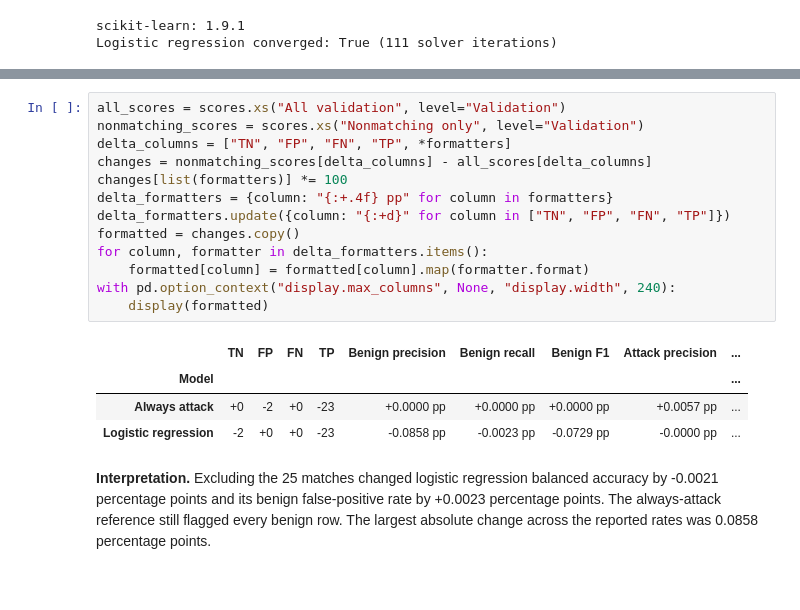
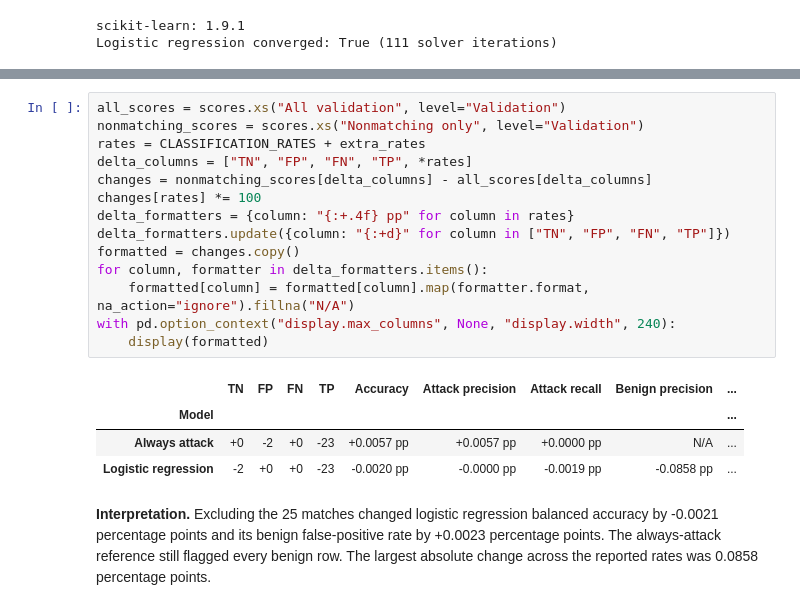
Before and after one commit to mdaliqbal021-tech/iot-intrusion-detection, a Jupyter notebook: notebooks/04_binary_baseline.ipynb, the cells around one changed output, grey strips where cells are left out. Cells and saved outputs as stored; diff of their text form.

```diff
--- a/notebooks/04_binary_baseline.ipynb
+++ b/notebooks/04_binary_baseline.ipynb
@@ -266,20 +244,21 @@ Subtract each full-validation result from its nonmatching-only counterpart. Repo
 # %%
 all_scores = scores.xs("All validation", level="Validation")
 nonmatching_scores = scores.xs("Nonmatching only", level="Validation")
-delta_columns = ["TN", "FP", "FN", "TP", *formatters]
+rates = CLASSIFICATION_RATES + extra_rates
+delta_columns = ["TN", "FP", "FN", "TP", *rates]
 changes = nonmatching_scores[delta_columns] - all_scores[delta_columns]
-changes[list(formatters)] *= 100
-delta_formatters = {column: "{:+.4f} pp" for column in formatters}
+changes[rates] *= 100
+delta_formatters = {column: "{:+.4f} pp" for column in rates}
 delta_formatters.update({column: "{:+d}" for column in ["TN", "FP", "FN", "TP"]})
 formatted = changes.copy()
 for column, formatter in delta_formatters.items():
-    formatted[column] = formatted[column].map(formatter.format)
+    formatted[column] = formatted[column].map(formatter.format, na_action="ignore").fillna("N/A")
 with pd.option_context("display.max_columns", None, "display.width", 240):
     display(formatted)
 # %% [output]
-|  | TN | FP | FN | TP | Benign precision | Benign recall | Benign F1 | Attack precision | ... |
+|  | TN | FP | FN | TP | Accuracy | Attack precision | Attack recall | Benign precision | ... |
 | Model |  |  |  |  |  |  |  |  | ... |
-| Always attack | +0 | -2 | +0 | -23 | +0.0000 pp | +0.0000 pp | +0.0000 pp | +0.0057 pp | ... |
-| Logistic regression | -2 | +0 | +0 | -23 | -0.0858 pp | -0.0023 pp | -0.0729 pp | -0.0000 pp | ... |
+| Always attack | +0 | -2 | +0 | -23 | +0.0057 pp | +0.0057 pp | +0.0000 pp | N/A | ... |
+| Logistic regression | -2 | +0 | +0 | -23 | -0.0020 pp | -0.0000 pp | -0.0019 pp | -0.0858 pp | ... |
 # %% [markdown]
 **Interpretation.** Excluding the 25 matches changed logistic regression balanced accuracy by -0.0021 percentage points and its benign false-positive rate by +0.0023 percentage points. The always-attack reference still flagged every benign row. The largest absolute change across the reported rates was 0.0858 percentage points.
```
Also changed, not shown: parts of 3 cells of this notebook, 25 other files.
